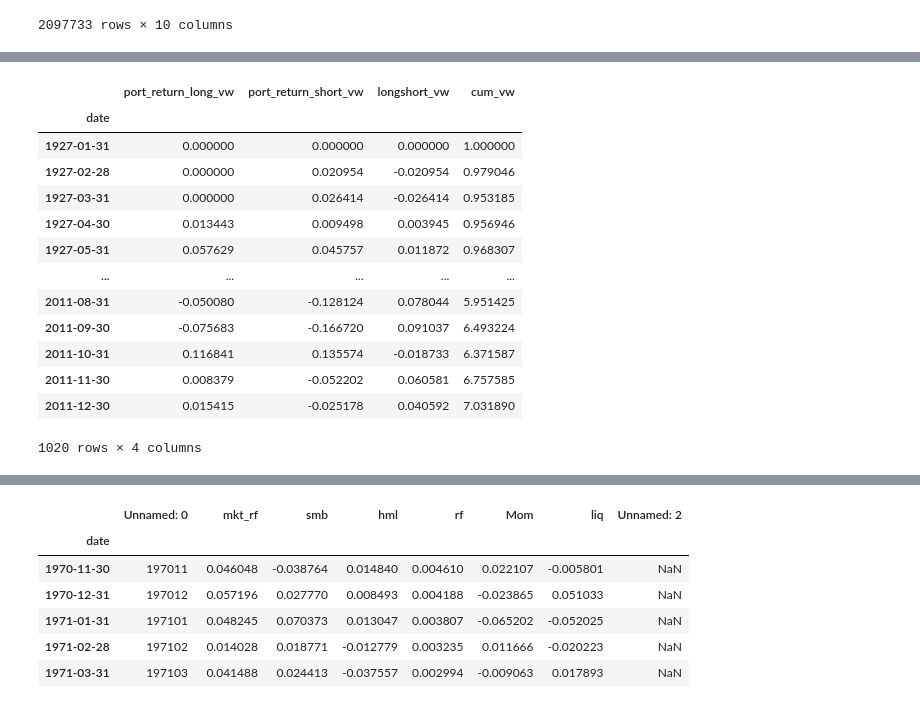
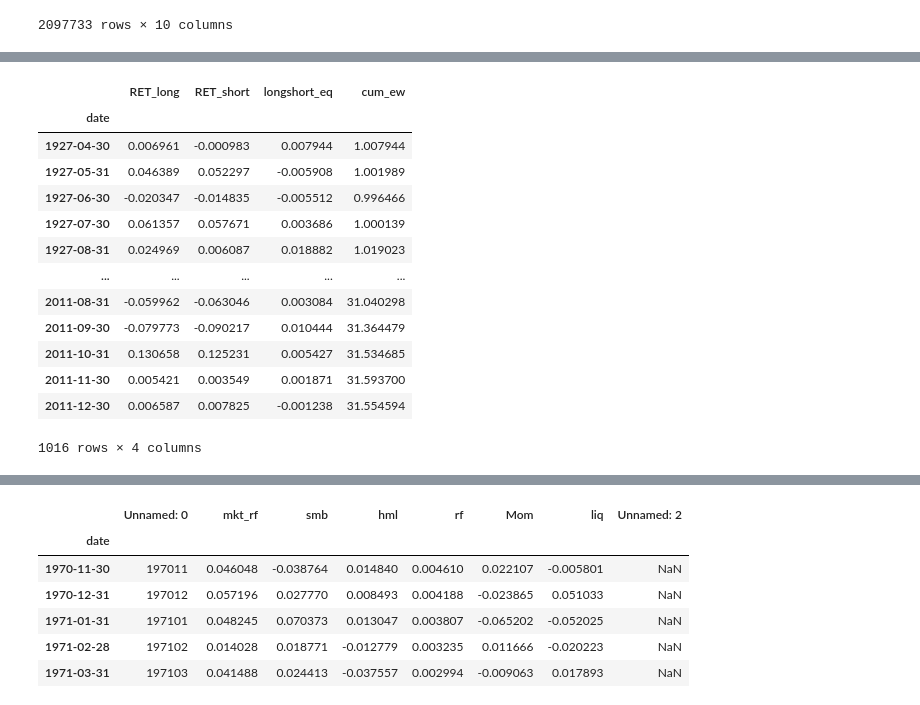
Before and after one commit to ptakchun/FINA4359-Project, a Jupyter notebook: table3.ipynb, the cells around one changed output, grey strips where cells are left out. Saved outputs shown, nothing was run; the diff lists cells and outputs as text; code cells hidden in the pictures.

Commit message:
Revert "Update table3.ipynb"
This reverts commit 04ed1fc081b519ea877a0205d9f967eb89d36867.

```diff
--- a/table3.ipynb
+++ b/table3.ipynb
@@ -148,19 +147,12 @@ crsp_temp['lag_semi_annual_twl']=crsp_temp.groupby('CUSIP')['div_semi_annual'].s
 crsp_temp['lag_div_yr']=crsp_temp.groupby('CUSIP')['div_yr'].shift(12)
 
 g_mon = crsp_temp.groupby('CUSIP')['div_monthly']
+crsp_temp['lag_1']=g_mon.shift(1)
+crsp_temp['lag_4']=g_mon.shift(4)
+crsp_temp['lag_7']=g_mon.shift(7)
+crsp_temp['lag_10']=g_mon.shift(10)
 
-crsp_temp['lag_1']=g_mon.shift(1)
-crsp_temp['lag_2']=g_mon.shift(2)
-crsp_temp['lag_3']=g_mon.shift(3)
-crsp_temp['lag_4']=g_mon.shift(4)
-crsp_temp['lag_5']=g_mon.shift(5)
-crsp_temp['lag_6']=g_mon.shift(6)
-crsp_temp['lag_7']=g_mon.shift(7)
-crsp_temp['lag_8']=g_mon.shift(8)
-crsp_temp['lag_9']=g_mon.shift(9)
-crsp_temp['lag_10']=g_mon.shift(10)
-crsp_temp['lag_11']=g_mon.shift(11)
-crsp_temp['lag_12']=g_mon.shift(12)
+crsp_div_df['lag_month']=g_mon.shift(1)
 
 crsp_temp
 # %% [output]
@@ -180,19 +172,19 @@ crsp_temp
 2097733 rows × 44 columns
 # %%
 # Strategies 1: Long predicted dividend and short all other companies
-crsp_temp['long_stocks'] = (crsp_temp['lag_u_3'] | crsp_temp['lag_u_6'] | crsp_temp['lag_u_9'] | crsp_temp['lag_u_12'] | crsp_temp['lag_quarterly'] | crsp_temp['lag_semi_annual_six'] | crsp_temp['lag_semi_annual_twl'] | crsp_temp['lag_div_yr']) & (crsp_temp['PRC_t-1'] >=5) & (crsp_temp['freq_2']<='6')
+crsp_temp['long_stocks'] = (crsp_temp['lag_u_3'] | crsp_temp['lag_u_6'] | crsp_temp['lag_u_9'] | crsp_temp['lag_u_12'] | crsp_temp['lag_quarterly'] | crsp_temp['lag_semi_annual_six'] | crsp_temp['lag_semi_annual_twl'] | crsp_temp['lag_div_yr']) & (crsp_temp['PRC_t-1'] >=5)
 
 crsp_temp.RET = crsp_temp.RET.apply(lambda x: x if str(x)[-1].isdigit() else np.nan)
 crsp_temp['RET'] = crsp_temp['RET'].astype('float64')
 crsp_temp
 # crsp_temp['short_stocks'] = np.where(crsp_temp['long_stocks']==False,True,False)
-# crsp_temp['short_stocks'] =  (crsp_temp['long_stocks'] == False) & (crsp_temp['PRC_t-1'] >=5)
+crsp_temp['short_stocks'] = (crsp_temp['freq_2'] < '6') & (crsp_temp['long_stocks'] == False) & (crsp_temp['PRC_t-1'] >=5)
 
 # Strategies 2: Long predicted dividend and short all other dividend payers companies
-crsp_temp['short_stocks'] = ( crsp_temp['lag_u_1'] | crsp_temp['lag_u_2']  | crsp_temp['lag_u_4']  | crsp_temp['lag_u_5'] | crsp_temp['lag_u_7']  | crsp_temp['lag_u_8']  | crsp_temp['lag_u_10']  | crsp_temp['lag_u_11'] | crsp_temp['lag_1'] | crsp_temp['lag_2']  |  crsp_temp['lag_3'] | crsp_temp['lag_4']  | crsp_temp['lag_5']  |  crsp_temp['lag_6']  | crsp_temp['lag_7']  | crsp_temp['lag_8'] | crsp_temp['lag_9'] | crsp_temp['lag_10']  | crsp_temp['lag_11']  | crsp_temp['lag_12']  ) & (crsp_temp['freq_2'] <= '6') & (crsp_temp['PRC_t-1'] >=5) & (crsp_temp['long_stocks'] == False)
+# crsp_temp['short_stocks'] = (crsp_temp['lag_u_1'] ==True) | (crsp_temp['lag_u_2'] ==True) | ( crsp_temp['lag_u_4'] ==True ) | (crsp_temp['lag_u_5'] ==True ) | ( crsp_temp['lag_u_8'] ==True ) | (crsp_temp['lag_u_10'] ==True ) | (crsp_temp['lag_u_11'] ==True )| (crsp_div_df['lag_month']==True)
 
 # Strategies 3: Long predicted dividend and short all months occurring 1,4,7 or 10 months ago
-# crsp_temp['short_stocks'] = (crsp_temp['lag_1'] | crsp_temp['lag_4']  | crsp_temp['lag_7']  | crsp_temp['lag_10'] ) &  (crsp_temp['freq_2']<='6') & (crsp_temp['PRC_t-1'] >=5) & (crsp_temp['long_stocks'] == False)
+# crsp_temp['short_stocks'] = (crsp_temp['lag_1'] ==True) | (crsp_temp['lag_4'] ==True) | ( crsp_temp['lag_7'] ==True ) | (crsp_temp['lag_10'] ==True )
 # crsp_temp['short_stocks'].describe()
 # %%
 # crsp_temp['short_stocks'].groupby('date').sum()
@@ -285,21 +262,18 @@ longshortport_eq
 # %%
 # df.reset_index().groupby('date').sum().describe()
-# panel.short_weight.groupby('date').sum()
-# panel
-# longshortport_vw.head(500)
-longshortport_vw
+longshortport_eq
 # %% [output]
-|  | port_return_long_vw | port_return_short_vw | longshort_vw | cum_vw |
+|  | RET_long | RET_short | longshort_eq | cum_ew |
 | date |  |  |  |  |
-| 1927-01-31 | 0.000000 | 0.000000 | 0.000000 | 1.000000 |
-| 1927-02-28 | 0.000000 | 0.020954 | -0.020954 | 0.979046 |
-| 1927-03-31 | 0.000000 | 0.026414 | -0.026414 | 0.953185 |
-| 1927-04-30 | 0.013443 | 0.009498 | 0.003945 | 0.956946 |
-| 1927-05-31 | 0.057629 | 0.045757 | 0.011872 | 0.968307 |
+| 1927-04-30 | 0.006961 | -0.000983 | 0.007944 | 1.007944 |
+| 1927-05-31 | 0.046389 | 0.052297 | -0.005908 | 1.001989 |
+| 1927-06-30 | -0.020347 | -0.014835 | -0.005512 | 0.996466 |
+| 1927-07-30 | 0.061357 | 0.057671 | 0.003686 | 1.000139 |
+| 1927-08-31 | 0.024969 | 0.006087 | 0.018882 | 1.019023 |
 | ... | ... | ... | ... | ... |
-| 2011-08-31 | -0.050080 | -0.128124 | 0.078044 | 5.951425 |
-| 2011-09-30 | -0.075683 | -0.166720 | 0.091037 | 6.493224 |
-| 2011-10-31 | 0.116841 | 0.135574 | -0.018733 | 6.371587 |
-| 2011-11-30 | 0.008379 | -0.052202 | 0.060581 | 6.757585 |
-| 2011-12-30 | 0.015415 | -0.025178 | 0.040592 | 7.031890 |
+| 2011-08-31 | -0.059962 | -0.063046 | 0.003084 | 31.040298 |
+| 2011-09-30 | -0.079773 | -0.090217 | 0.010444 | 31.364479 |
+| 2011-10-31 | 0.130658 | 0.125231 | 0.005427 | 31.534685 |
+| 2011-11-30 | 0.005421 | 0.003549 | 0.001871 | 31.593700 |
+| 2011-12-30 | 0.006587 | 0.007825 | -0.001238 | 31.554594 |
-1020 rows × 4 columns
+1016 rows × 4 columns
```
Also changed, not shown: parts of 14 cells of this notebook.
